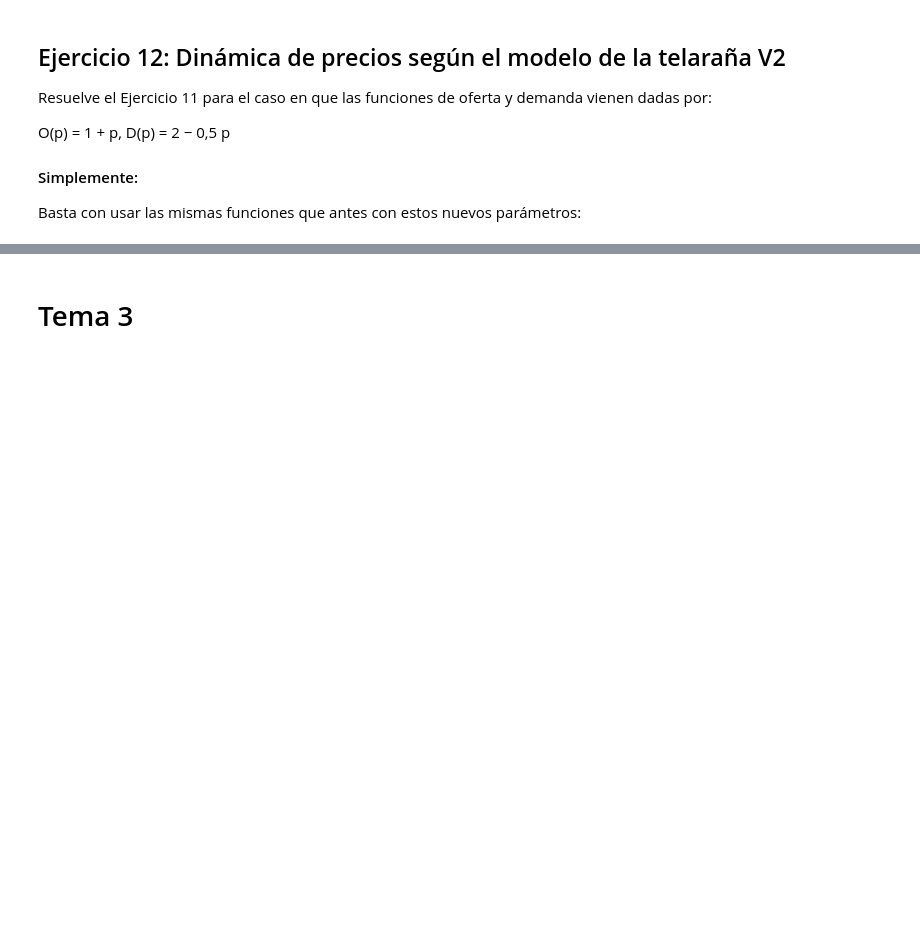
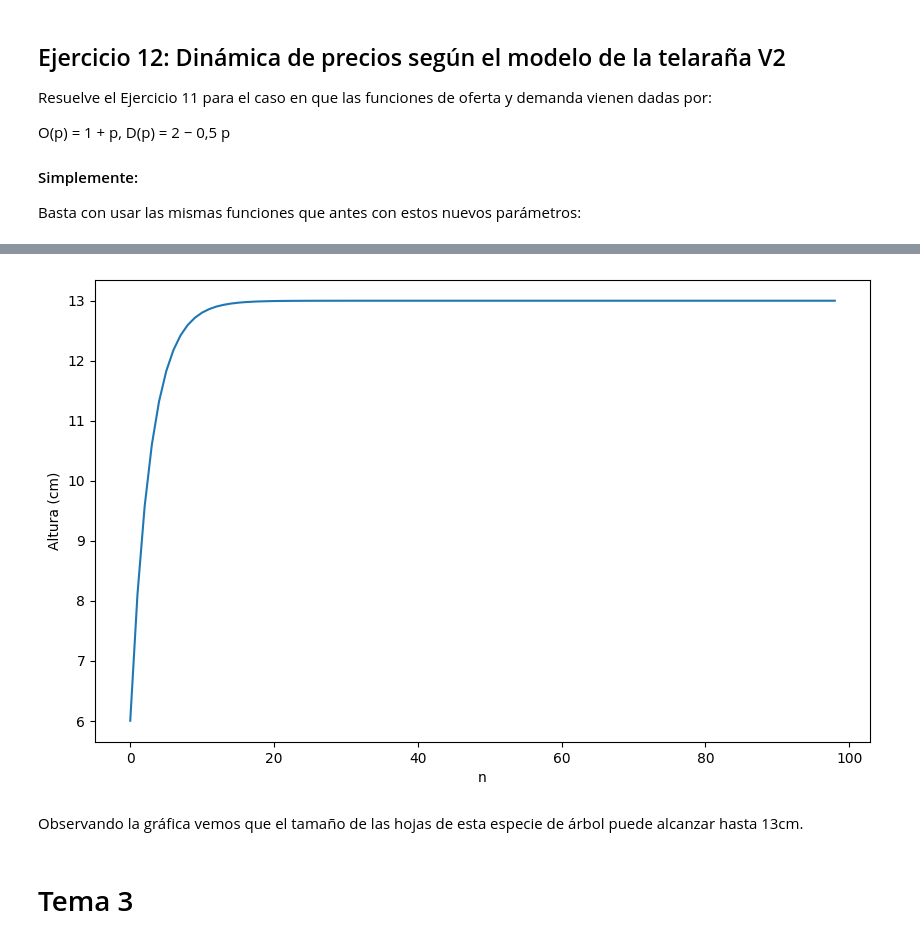
Before and after one commit to roberlks/ModelosMatematicos, a Jupyter notebook: MenuModelos.ipynb, the cells around one changed output, grey strips where cells are left out. Cells and saved outputs as stored; diff of their text form; code cells hidden in the pictures; blank space fills up the shorter version.

Commit message:
Modelo logístico y ejercicio 14

```diff
--- a/MenuModelos.ipynb
+++ b/MenuModelos.ipynb
@@ -124,6 +124,15 @@ def graph_cobWeb(prices, demand_func, supply_func):
     plt.plot(x, y, label='Telaraña', color='blue', linestyle='--')
     plt.legend()
     plt.show()
+# %%
+import matplotlib.pyplot as plt
+import numpy as np
+
+def modelo_logistico(a, b, x0, n):
+    if(a == 0):
+        return (x0 + n*b)
+    else:
+        return ((x0 - b/(1-a))*a**n + b/(1-a))
 # %% [markdown]
 ## Ejercicio 1 (Depósito Capital) ##
 # %%
@@ -620,3 +676,16 @@ periodos = 20  # Número de periodos a simular
+# %%
+#Apartado b)
+# Este modelo, en su forma discreta, es un caso particular del modelo logístico. Vamos a graficarla:
+
+secuencia = []
+for i in range(1,100):
+    secuencia.append(modelo_logistico(0.7, 3.9, 3, i))
+
+graficar(secuencia, "n", "Altura (cm")
+# %% [output]
+[figure, added]
+# %% [markdown]
+Observando la gráfica vemos que el tamaño de las hojas de esta especie de árbol puede alcanzar hasta 13cm.
 # %% [markdown]
 # Tema 3 #
 # %%
```
Also changed, not shown: parts of 4 cells of this notebook.
